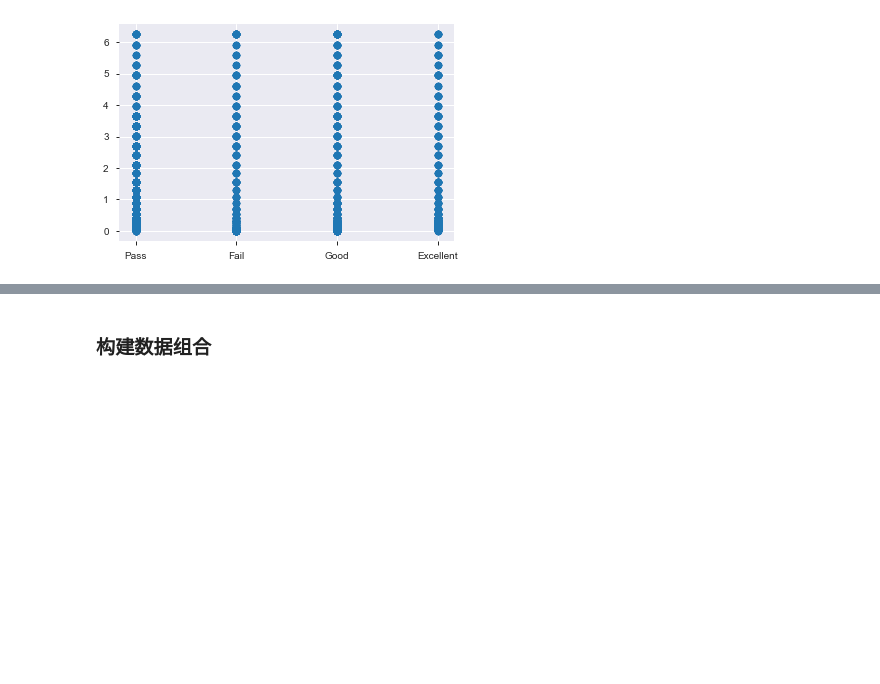
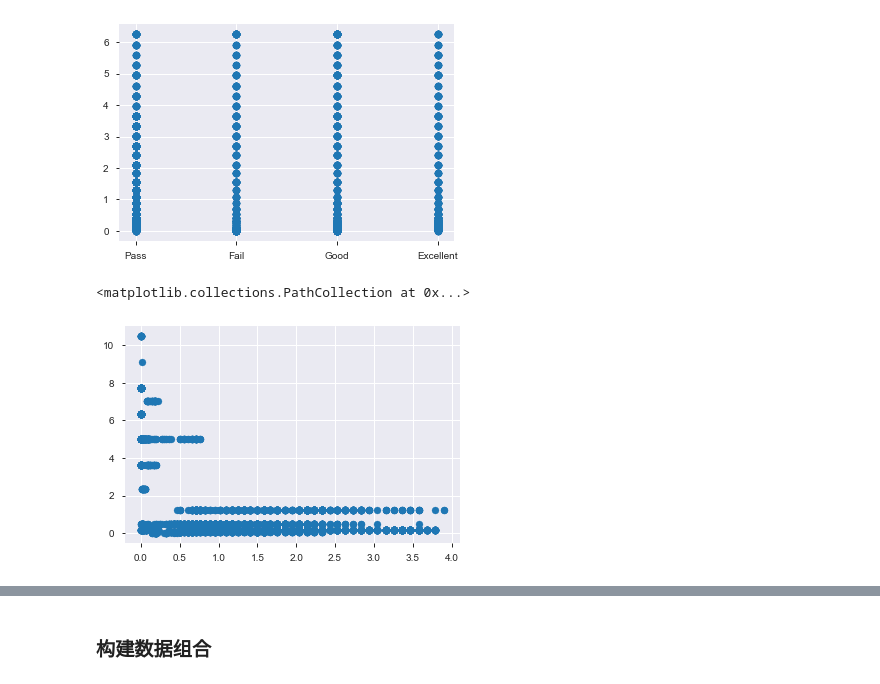
Before and after one commit to wjq8421/MLNote, a Jupyter notebook: 人工智能课程/DF/Untitled.ipynb, the cells around one changed output, grey strips where cells are left out. Cells and saved outputs as stored; diff of their text form; code cells hidden in the pictures; blank space fills up the shorter version.

```diff
--- a/人工智能课程/DF/Untitled.ipynb
+++ b/人工智能课程/DF/Untitled.ipynb
@@ -82,0 +89,7 @@ train.shape
+# %%
+def label_map(x):
+    labels = {'Excellent':0, 'Good':1, 'Pass':2, 'Fail':3}
+    return labels[x]
+
+train['label'] = train.Quality_label.apply(label_map)
+train.head()
@@ -157,3 +173,8 @@ plt.scatter(train.Quality_label, train.Parameter10)
 # %% [output]
 <matplotlib.collections.PathCollection at 0x...>
 [figure]
+# %%
+plt.scatter(train.Parameter5, train.Parameter7)
+# %% [output]
+<matplotlib.collections.PathCollection at 0x...>
+[figure, added]
```
Also changed, not shown: parts of 34 cells of this notebook, 29 other files.
